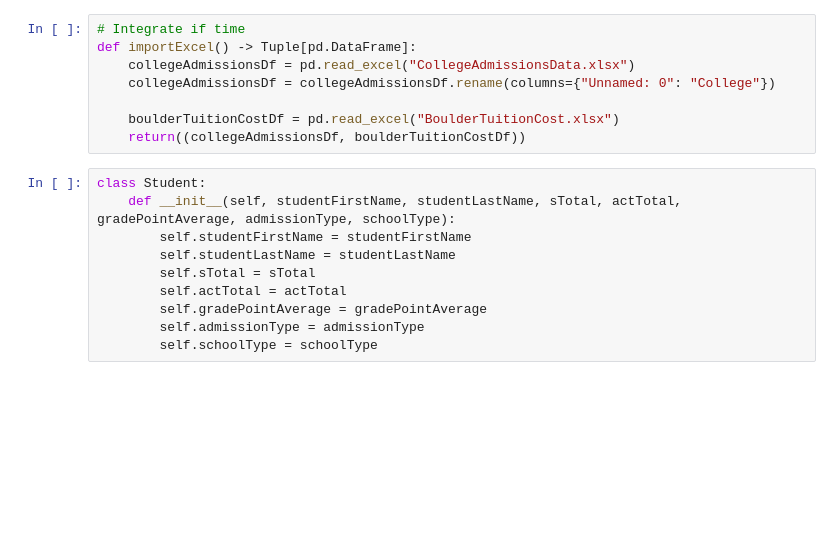
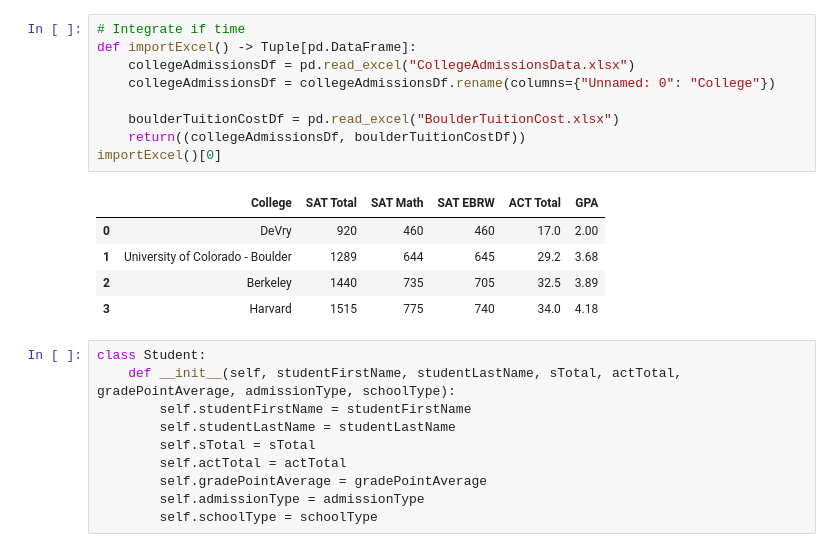
Before and after one commit to swsieron/BAIM3220, a Jupyter notebook: Midterm Project Files/CollegeAdmissionsAnalysisProject.ipynb, the cells around one changed output. Saved outputs shown, nothing was run; the diff lists cells and outputs as text; blank space fills up the shorter version.

```diff
--- a/Midterm Project Files/CollegeAdmissionsAnalysisProject.ipynb
+++ b/Midterm Project Files/CollegeAdmissionsAnalysisProject.ipynb
@@ -6,11 +66,18 @@ from typing import *
 # %%
 # Integrate if time
 def importExcel() -> Tuple[pd.DataFrame]:
     collegeAdmissionsDf = pd.read_excel("CollegeAdmissionsData.xlsx")
     collegeAdmissionsDf = collegeAdmissionsDf.rename(columns={"Unnamed: 0": "College"})
 
     boulderTuitionCostDf = pd.read_excel("BoulderTuitionCost.xlsx")
     return((collegeAdmissionsDf, boulderTuitionCostDf))
+importExcel()[0]
+# %% [output]
+|  | College | SAT Total | SAT Math | SAT EBRW | ACT Total | GPA |
+| 0 | DeVry | 920 | 460 | 460 | 17.0 | 2.00 |
+| 1 | University of Colorado - Boulder | 1289 | 644 | 645 | 29.2 | 3.68 |
+| 2 | Berkeley | 1440 | 735 | 705 | 32.5 | 3.89 |
+| 3 | Harvard | 1515 | 775 | 740 | 34.0 | 4.18 |
 # %%
 class Student:
     def __init__(self, studentFirstName, studentLastName, sTotal, actTotal, gradePointAverage, admissionType, schoolType):
```
Also changed, not shown: parts of 29 cells of this notebook.
